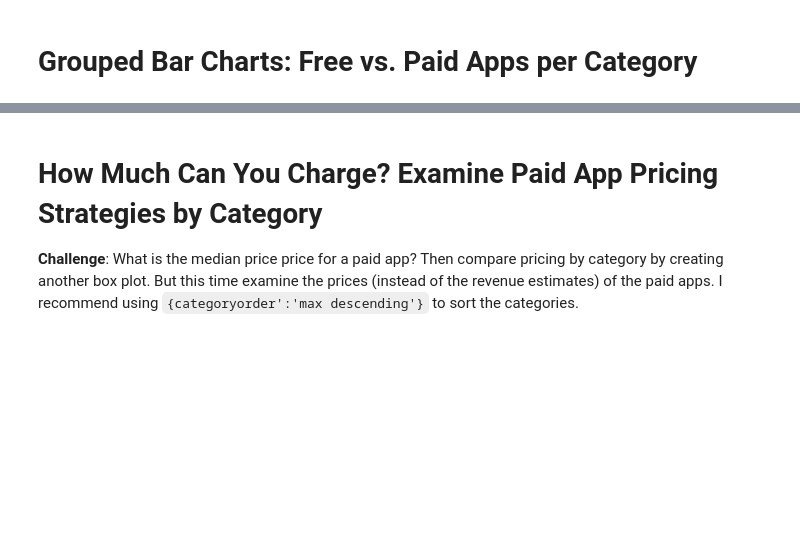
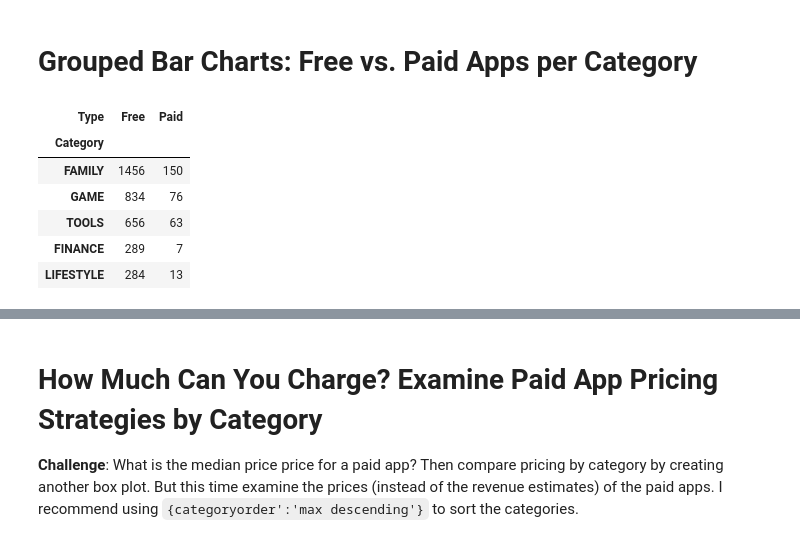
Before and after one commit to RafaelMoralesGallegos/100-days-of-Python, a Jupyter notebook: Day_76_Plotly/Google Play Store App Analytics.ipynb, the cells around one changed output, grey strips where cells are left out. Saved outputs shown, nothing was run; the diff lists cells and outputs as text; code cells hidden in the pictures; blank space fills up the shorter version.

```diff
--- a/Day_76_Plotly/Google Play Store App Analytics.ipynb
+++ b/Day_76_Plotly/Google Play Store App Analytics.ipynb
@@ -436,5 +487,17 @@ Try experimenting with the built in colour scales in Plotly. You can find a full
 # %% [markdown]
 # Grouped Bar Charts: Free vs. Paid Apps per Category
+# %%
+df_free_vs_paid = df_apps_clean.groupby('Category')['Type'].value_counts().unstack(fill_value=0)
+df_free_vs_paid.sort_values(by='Free', ascending=False, inplace=True)
+df_free_vs_paid.head()
+# %% [output]
+| Type | Free | Paid |
+| Category |  |  |
+| FAMILY | 1456 | 150 |
+| GAME | 834 | 76 |
+| TOOLS | 656 | 63 |
+| FINANCE | 289 | 7 |
+| LIFESTYLE | 284 | 13 |
 # %% [markdown]
 **Challenge**: Use the plotly express bar [chart examples](https://plotly.com/python/bar-charts/#bar-chart-with-sorted-or-ordered-categories) and the [.bar() API reference](https://plotly.com/python-api-reference/generated/plotly.express.bar.html#plotly.express.bar) to create this bar chart:
 
```
Also changed, not shown: parts of 22 cells of this notebook, 1 other file.
